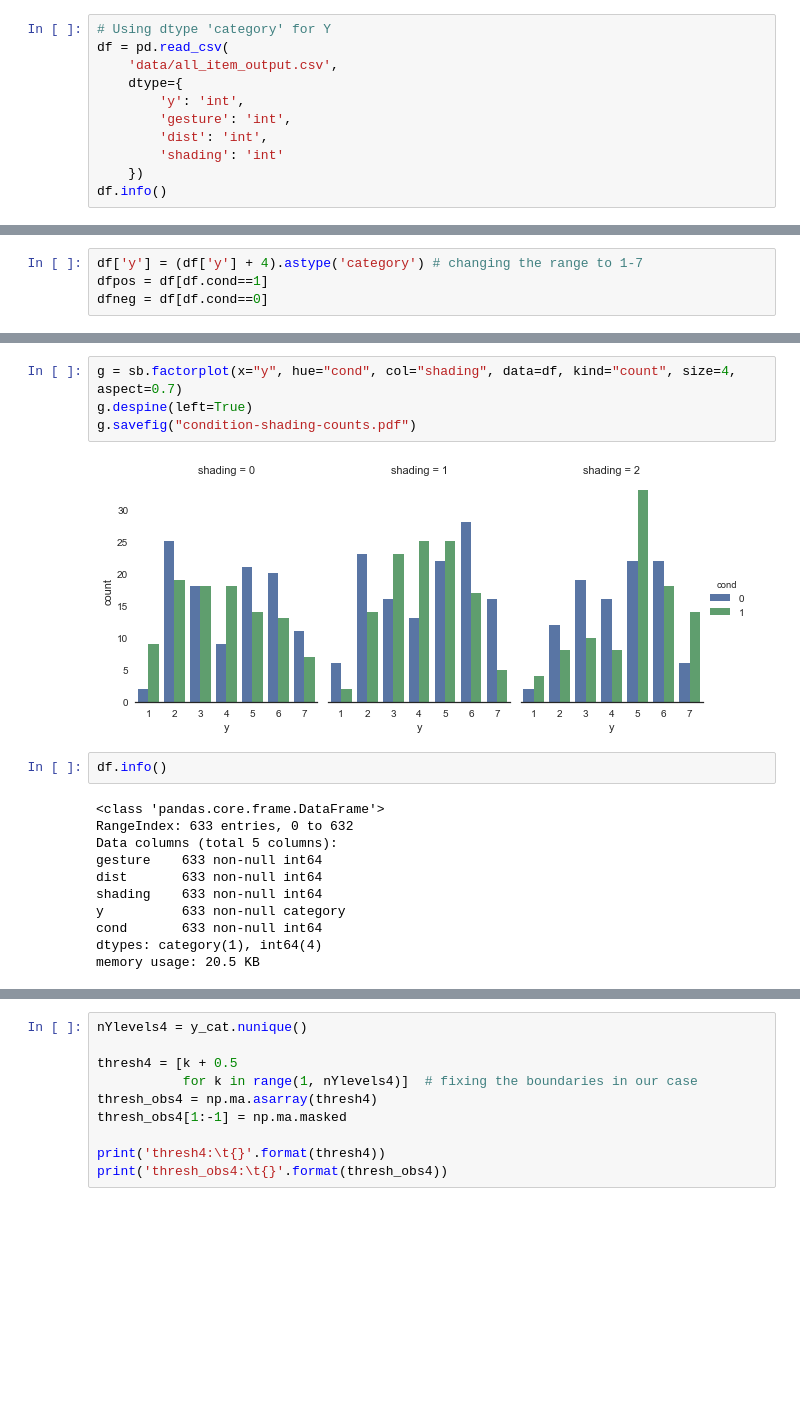
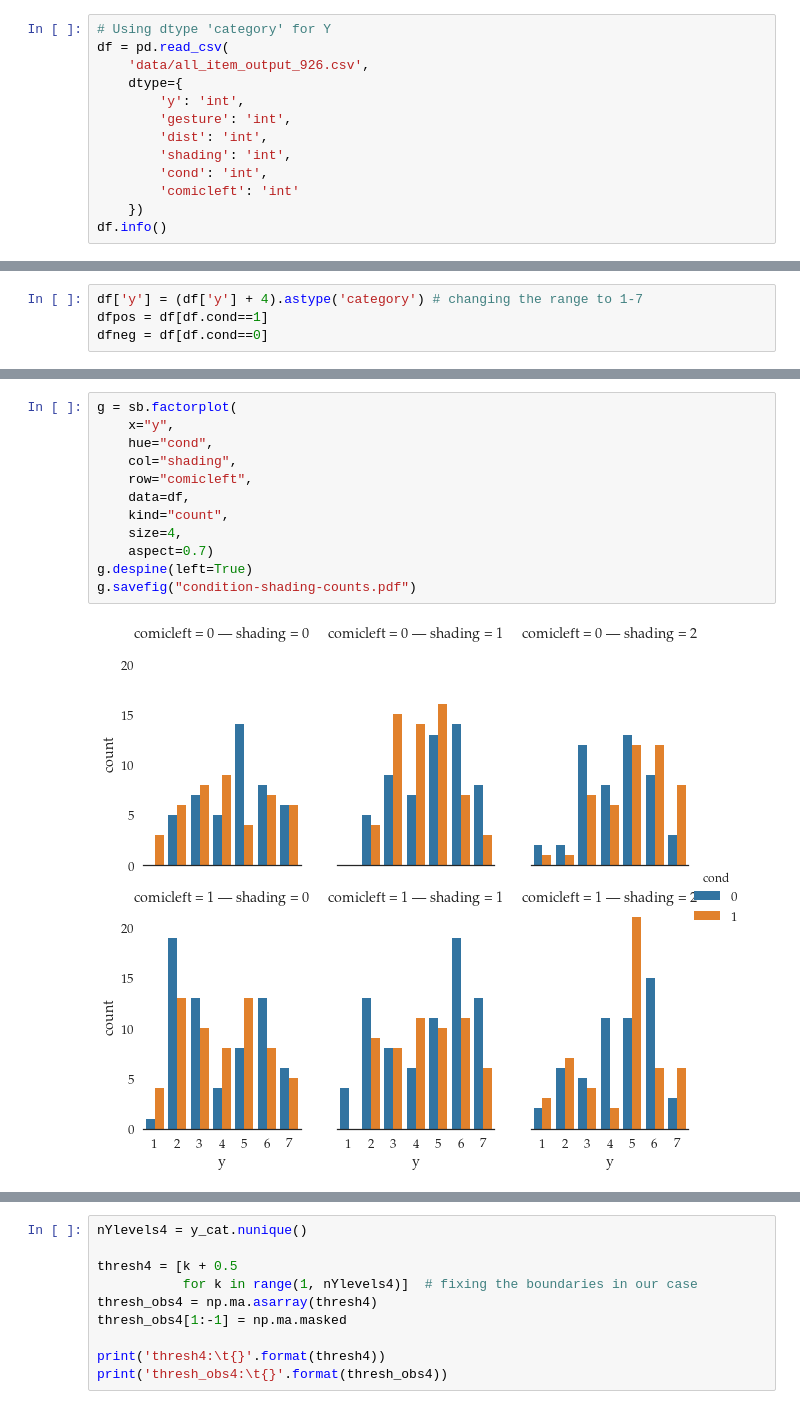
Before and after one commit to CrowdDynamicsLab/ComicPersuasion, a Jupyter notebook: Paper Draft/LaTeX/hari-code/ordinal prediction.ipynb, the cells around one changed output, grey strips where cells are left out. Cells and saved outputs as stored; diff of their text form; blank space fills up the shorter version.

```diff
--- a/Paper Draft/LaTeX/hari-code/ordinal prediction.ipynb
+++ b/Paper Draft/LaTeX/hari-code/ordinal prediction.ipynb
@@ -26,12 +62,14 @@ f_dict = {'size':14}
 # %%
 # Using dtype 'category' for Y
 df = pd.read_csv(
-    'data/all_item_output.csv',
+    'data/all_item_output_926.csv',
     dtype={
         'y': 'int',
         'gesture': 'int',
         'dist': 'int',
-        'shading': 'int'
+        'shading': 'int',
+        'cond': 'int',
+        'comicleft': 'int'
     })
 df.info()
 # %% [output]
@@ -64,20 +123,15 @@ g.savefig("condition-dist-counts.pdf")
 # %%
-g = sb.factorplot(x="y", hue="cond", col="shading", data=df, kind="count", size=4, aspect=0.7)
+g = sb.factorplot(
+    x="y",
+    hue="cond",
+    col="shading",
+    row="comicleft",
+    data=df,
+    kind="count",
+    size=4,
+    aspect=0.7)
 g.despine(left=True)
 g.savefig("condition-shading-counts.pdf")
 # %% [output]
-[figure, old version]
+[figure, new version]
-# %%
-df.info()
-# %% [output]
-<class 'pandas.core.frame.DataFrame'>
-RangeIndex: 633 entries, 0 to 632
-Data columns (total 5 columns):
-gesture    633 non-null int64
-dist       633 non-null int64
-shading    633 non-null int64
-y          633 non-null category
-cond       633 non-null int64
-dtypes: category(1), int64(4)
-memory usage: 20.5 KB
 # %%
```
Also changed, not shown: parts of 16 cells of this notebook, 8 other files.
